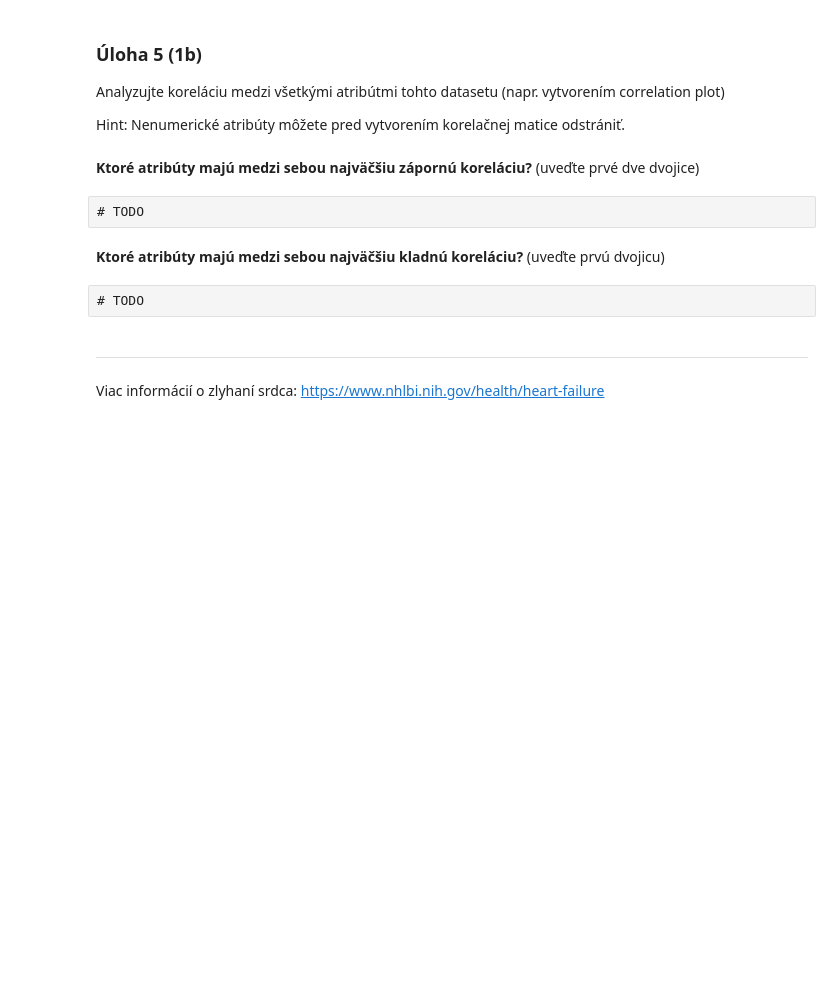
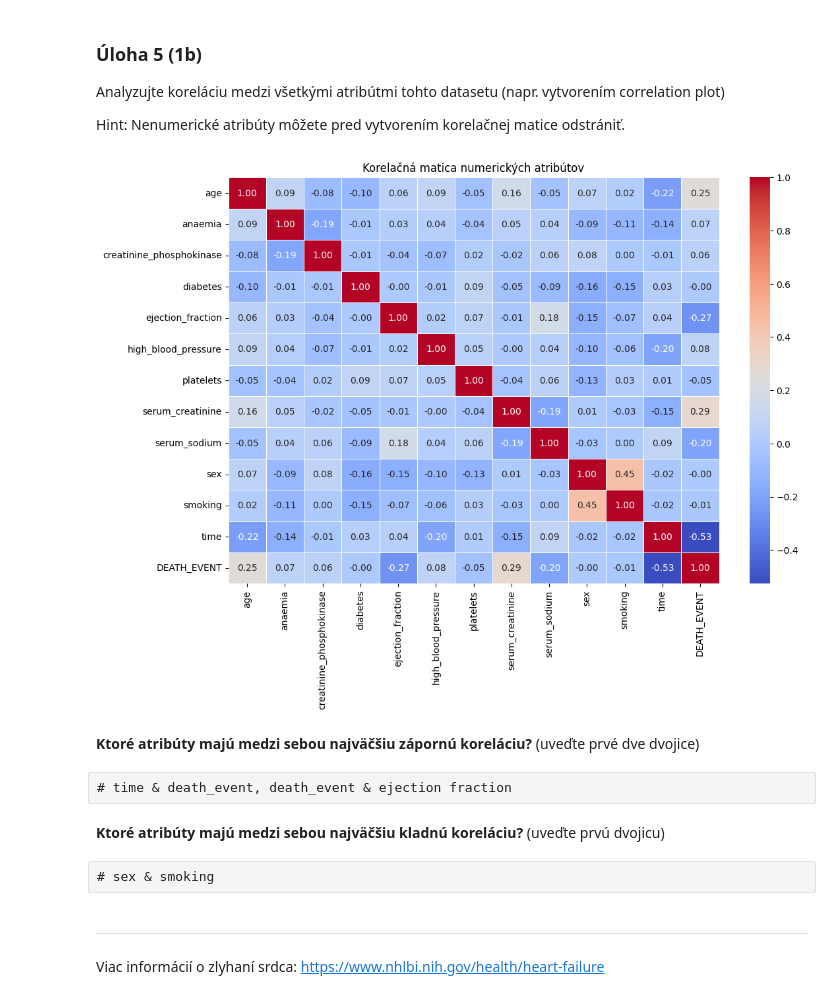
Before and after one commit to marcincakA/SSBU_25_Marcincak, a Jupyter notebook: cv4/CV4_2_Zadanie_1.ipynb, the cells around one changed output. Drawn from its saved outputs; the diff is of its cells as text; code cells hidden in the pictures; blank space fills up the shorter version.

```diff
--- a/cv4/CV4_2_Zadanie_1.ipynb
+++ b/cv4/CV4_2_Zadanie_1.ipynb
@@ -138,15 +175,29 @@ Analyzujte koreláciu medzi všetkými atribútmi tohto datasetu (napr. vytvoren
 
 Hint: Nenumerické atribúty môžete pred vytvorením korelačnej matice odstrániť.
 # %%
-# TODO
+import seaborn as sns
+
+data_hw2 = pd.read_csv('heart+failure+clinical+records.zip')
+
+cor_mat = data_hw2.corr()
+
+# Vytvorenie korelačného plotu (heatmapy)
+plt.figure(figsize=(12, 8))
+sns.heatmap(cor_mat, annot=True, cmap='coolwarm', fmt='.2f', linewidths=0.5)
+
+# Nastavenie názvu grafu
+plt.title('Korelačná matica numerických atribútov')
+plt.show()
+# %% [output]
+[figure, added]
 # %% [markdown]
 **Ktoré atribúty majú medzi sebou najväčšiu zápornú koreláciu?** (uveďte prvé dve dvojice)
 # %% [raw]
-# TODO
+# time & death_event, death_event & ejection fraction
 # %% [markdown]
 **Ktoré atribúty majú medzi sebou najväčšiu kladnú koreláciu?** (uveďte prvú dvojicu)
 # %% [raw]
-# TODO
+# sex & smoking
 # %% [markdown]
 ----
 
```
Also changed, not shown: parts of 7 cells of this notebook.
